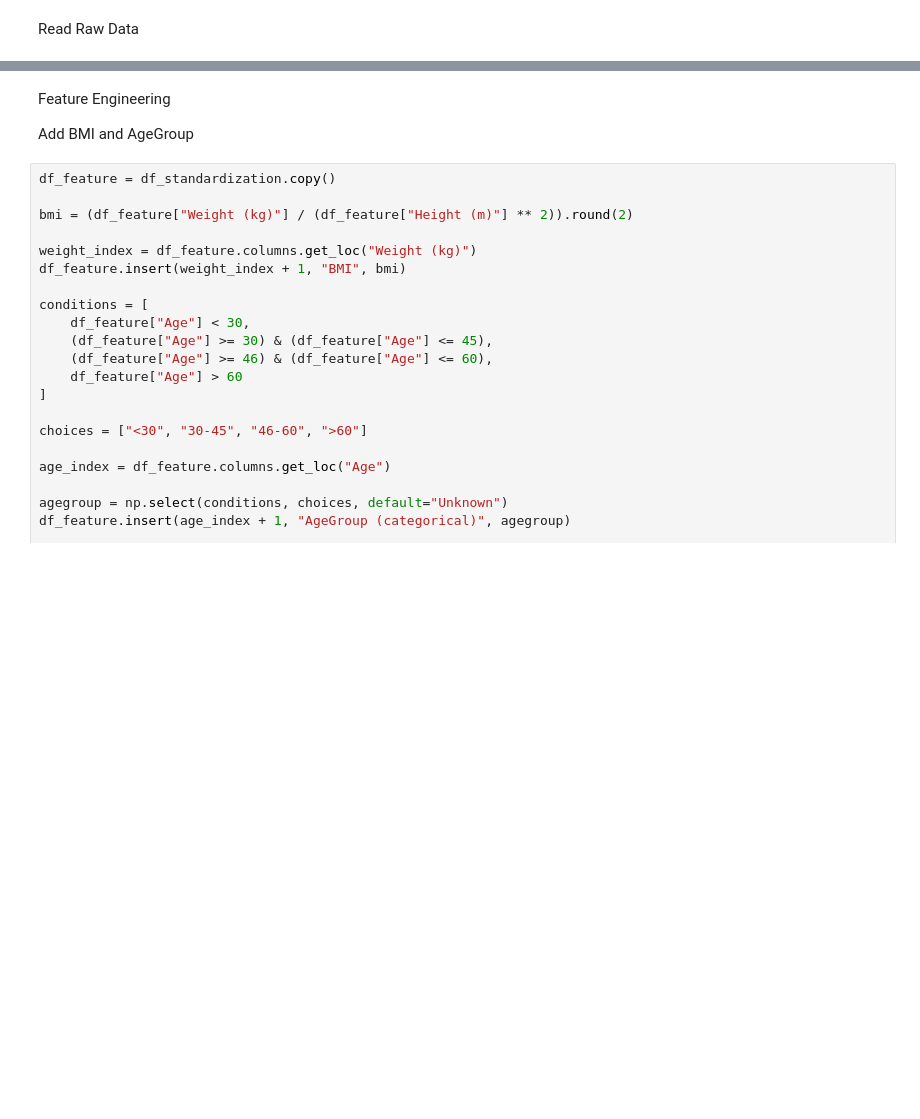
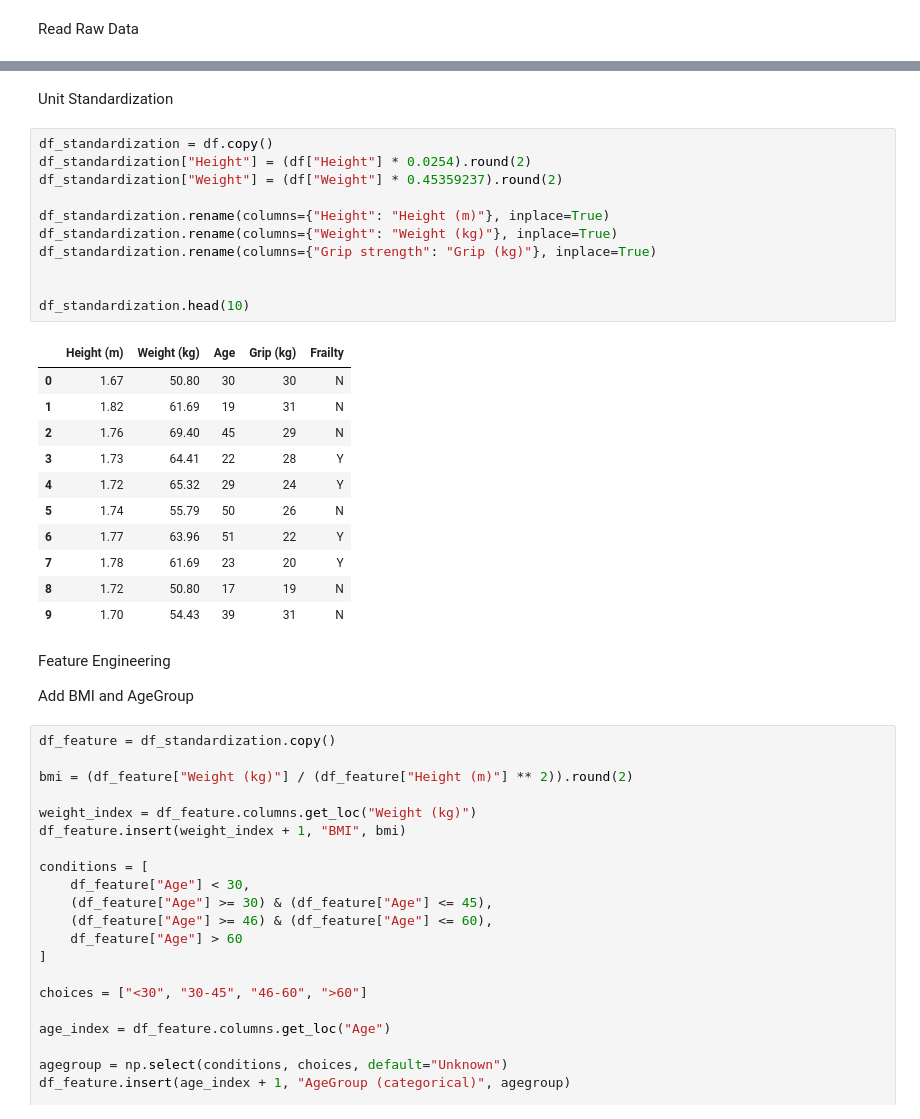
Before and after one commit to Ambrgna/CS-5530-Assignment-1, a Jupyter notebook: frailty_project/src/frailty_project.ipynb, the cells around one changed output, grey strips where cells are left out. Drawn from its saved outputs; the diff is of its cells as text; blank space fills up the shorter version.

```diff
--- a/frailty_project/src/frailty_project.ipynb
+++ b/frailty_project/src/frailty_project.ipynb
@@ -42,3 +24,28 @@ AttributeError: module 'pandas' has no attribute 'boxplot'
+# %% [markdown]
+Unit Standardization
+# %%
+df_standardization = df.copy()
+df_standardization["Height"] = (df["Height"] * 0.0254).round(2)
+df_standardization["Weight"] = (df["Weight"] * 0.45359237).round(2)
+
+df_standardization.rename(columns={"Height": "Height (m)"}, inplace=True)
+df_standardization.rename(columns={"Weight": "Weight (kg)"}, inplace=True)
+df_standardization.rename(columns={"Grip strength": "Grip (kg)"}, inplace=True)
+
+
+df_standardization.head(10)
+# %% [output]
+|  | Height (m) | Weight (kg) | Age | Grip (kg) | Frailty |
+| 0 | 1.67 | 50.80 | 30 | 30 | N |
+| 1 | 1.82 | 61.69 | 19 | 31 | N |
+| 2 | 1.76 | 69.40 | 45 | 29 | N |
+| 3 | 1.73 | 64.41 | 22 | 28 | Y |
+| 4 | 1.72 | 65.32 | 29 | 24 | Y |
+| 5 | 1.74 | 55.79 | 50 | 26 | N |
+| 6 | 1.77 | 63.96 | 51 | 22 | Y |
+| 7 | 1.78 | 61.69 | 23 | 20 | Y |
+| 8 | 1.72 | 50.80 | 17 | 19 | N |
+| 9 | 1.70 | 54.43 | 39 | 31 | N |
 # %% [markdown]
 Feature Engineering
 
```
Also changed, not shown: parts of 4 cells of this notebook.
